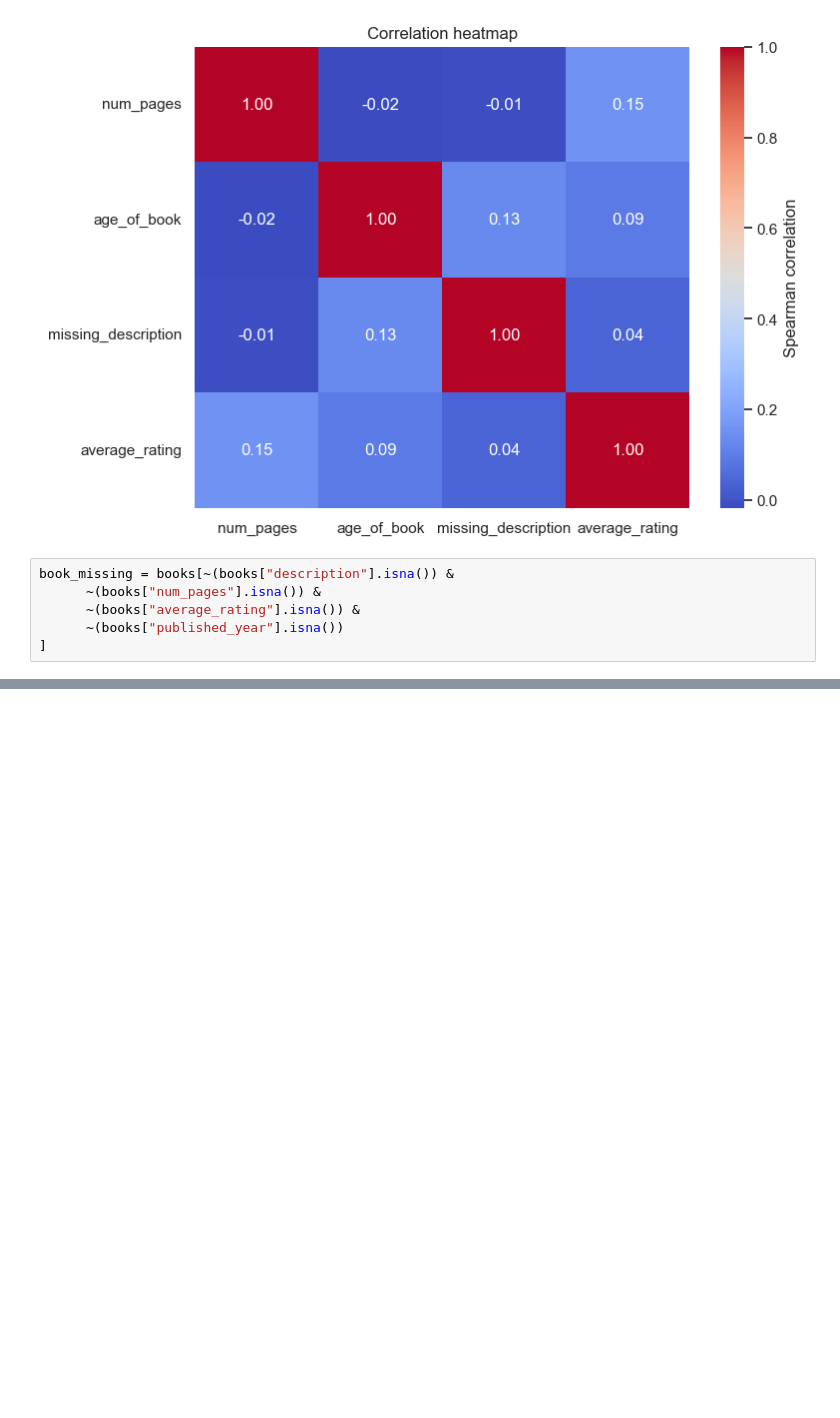
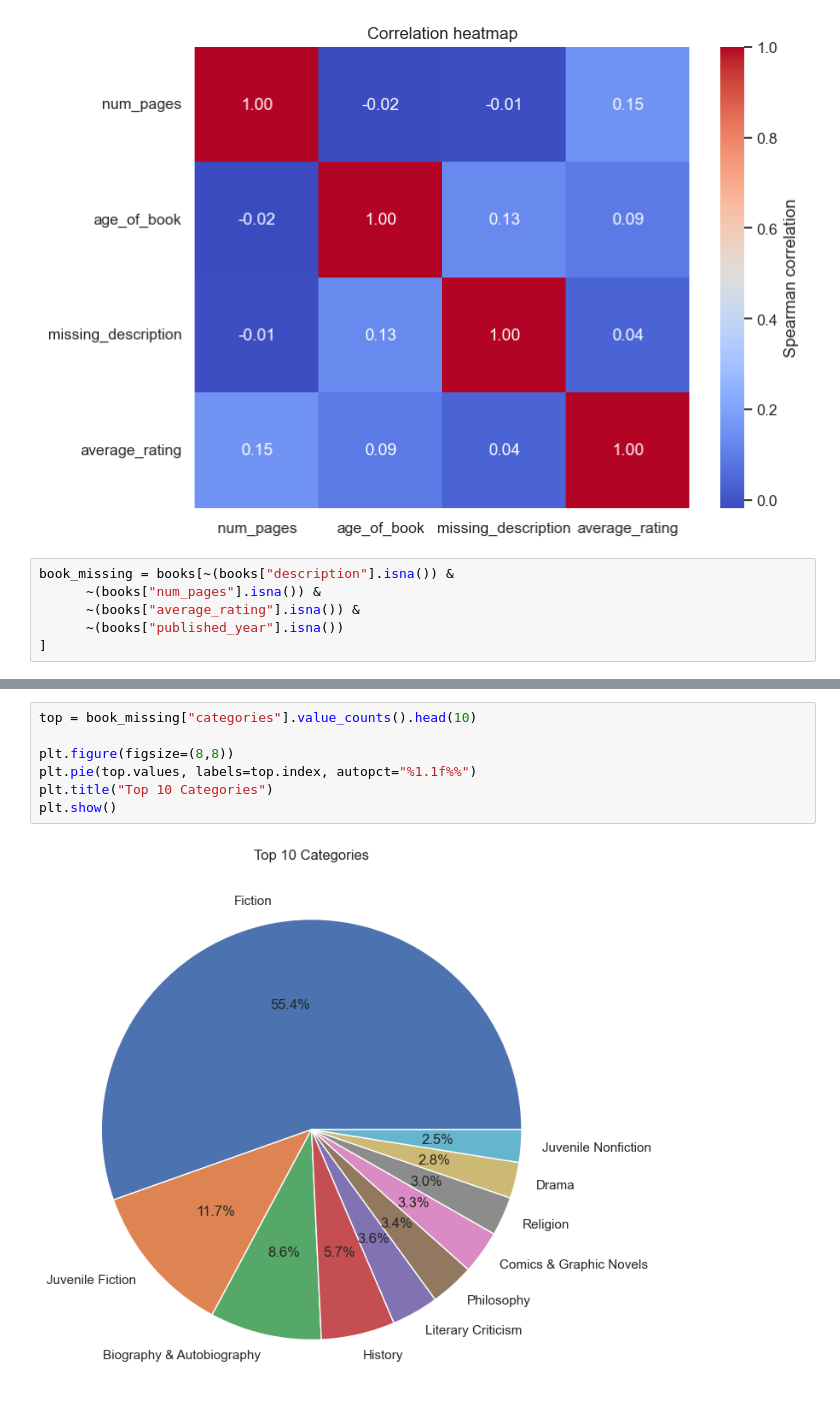
Before and after one commit to EmonKarmaker/Book_reccomender, a Jupyter notebook: data-exploration.ipynb, the cells around one changed output, grey strips where cells are left out. Drawn from its saved outputs; the diff is of its cells as text; blank space fills up the shorter version.

```diff
--- a/data-exploration.ipynb
+++ b/data-exploration.ipynb
@@ -81,0 +107,9 @@ book_missing = books[~(books["description"].isna()) &
+# %%
+top = book_missing["categories"].value_counts().head(10)
+
+plt.figure(figsize=(8,8))
+plt.pie(top.values, labels=top.index, autopct="%1.1f%%")
+plt.title("Top 10 Categories")
+plt.show()
+# %% [output]
+[figure, added]
```
Also changed, not shown: parts of 7 cells of this notebook.
